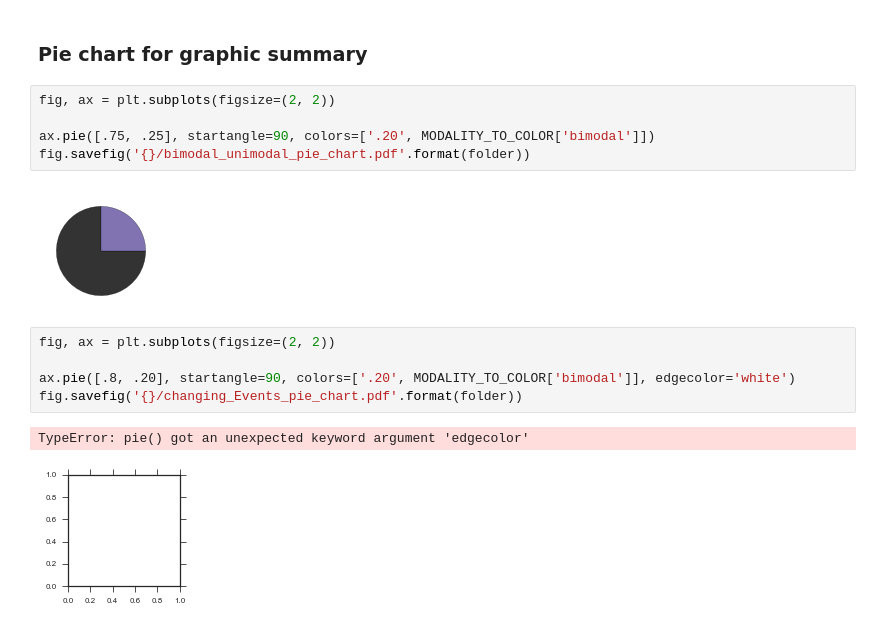
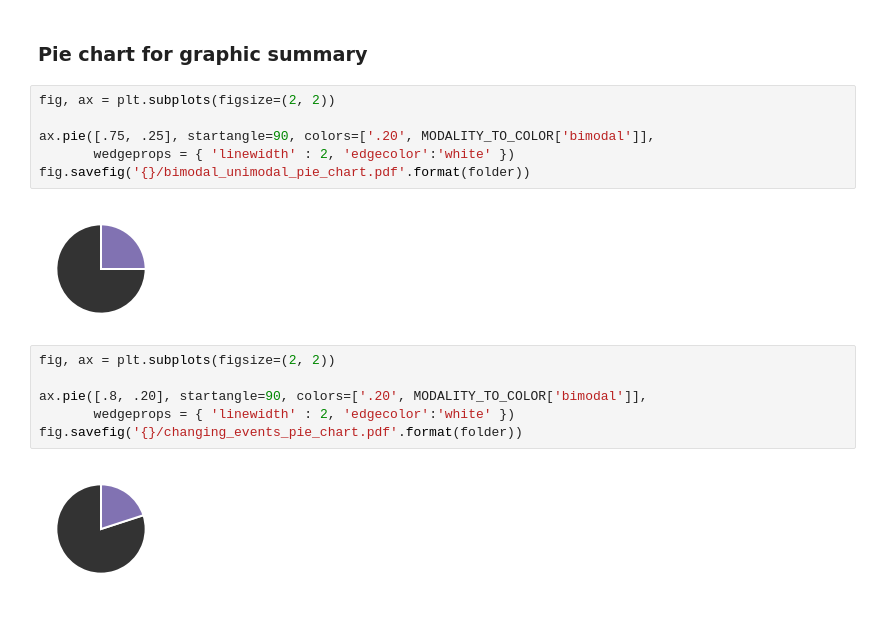
Before and after one commit to YeoLab/singlecell_pnm, a Jupyter notebook: 5._Figure_5/5.00_Figure_5A_modality_transitions_heatmaps_barplots.ipynb, the cells around one changed output. Saved outputs shown, nothing was run; the diff lists cells and outputs as text.

Commit message:
change angle of changing event spie chart

```diff
--- a/5._Figure_5/5.00_Figure_5A_modality_transitions_heatmaps_barplots.ipynb
+++ b/5._Figure_5/5.00_Figure_5A_modality_transitions_heatmaps_barplots.ipynb
@@ -847,15 +847,16 @@ Other
 # %%
 fig, ax = plt.subplots(figsize=(2, 2))
 
-ax.pie([.75, .25], startangle=90, colors=['.20', MODALITY_TO_COLOR['bimodal']])
+ax.pie([.75, .25], startangle=90, colors=['.20', MODALITY_TO_COLOR['bimodal']],
+       wedgeprops = { 'linewidth' : 2, 'edgecolor':'white' })
 fig.savefig('{}/bimodal_unimodal_pie_chart.pdf'.format(folder))
 # %% [output]
-[figure, old version]
+[figure, new version]
 # %%
 fig, ax = plt.subplots(figsize=(2, 2))
 
-ax.pie([.8, .20], startangle=90, colors=['.20', MODALITY_TO_COLOR['bimodal']], edgecolor='white')
-fig.savefig('{}/changing_Events_pie_chart.pdf'.format(folder))
+ax.pie([.8, .20], startangle=90, colors=['.20', MODALITY_TO_COLOR['bimodal']],
+       wedgeprops = { 'linewidth' : 2, 'edgecolor':'white' })
+fig.savefig('{}/changing_events_pie_chart.pdf'.format(folder))
 # %% [output]
-TypeError: pie() got an unexpected keyword argument 'edgecolor'
-[figure, old version]
+[figure, new version]
```
Also changed, not shown: 1 other file.
